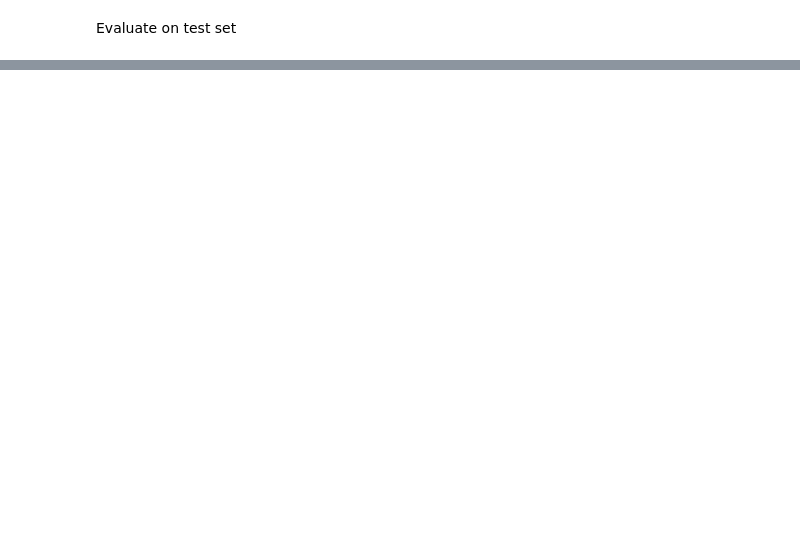
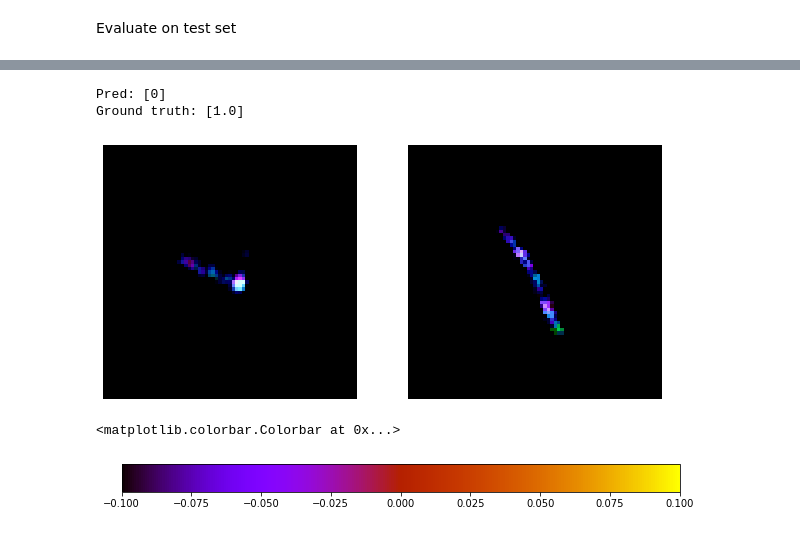
Before and after one commit to ThomBors/SiameseNetwork-for-satellite-images, a Jupyter notebook: siamese_network_project.ipynb, the cells around one changed output, grey strips where cells are left out. Cells and saved outputs as stored; diff of their text form; code cells hidden in the pictures; blank space fills up the shorter version.

Commit message:
patch cam+some trial

```diff
--- a/siamese_network_project.ipynb
+++ b/siamese_network_project.ipynb
@@ -216,7 +210,7 @@ Train data
 image_list_train = np.split(X_train[X_train_index],len(X_train_index))
 label_list_train = np.split(Y_train[y_train_index],len(y_train_index))
 left_dat,right_dat,targets = crate_Pairs_data(image_list = image_list_train,label_list=label_list_train,pairs=5)
-train_dataset = CustomImageDataset(left_list=left_dat,right_list=right_dat,targets=targets,transform=None)
+train_dataset = CustomImageDataset(left_list=left_dat,right_list=right_dat,targets=targets,transform=transform)
 # %%
 
 def plot_image_pair(num_img):
@@ -468,0 +459,45 @@ result
+# %%
+def extract_patch_cam(net, img_l,img_r, patch_width, patch_height):
+    assert not img_l.shape[-2] % patch_height and not img_l.shape[-1] % patch_width
+    with torch.no_grad():
+        pred = net(img_l,img_r).max(1)[1].item()
+        num_patches_x = img_l.shape[-2] // patch_height
+        num_patches_y = img_l.shape[-1] // patch_width
+        ret = torch.zeros(1, num_patches_y, num_patches_x)
+        for i in range(num_patches_y):
+            for j in range(num_patches_x):
+                tmp_imgL = img_l.clone()
+                tmp_imgR = img_r.clone()
+                tmp_imgL[:, :, i * patch_height:(i+1) * patch_height, j * patch_width:(j+1) * patch_width] = 0
+                tmp_imgR[:, :, i * patch_height:(i+1) * patch_height, j * patch_width:(j+1) * patch_width] = 0
+                ret[:, i, j] = torch.softmax(net(tmp_imgL,tmp_imgR), dim=1)[0, pred].item()
+    ret = 1 - ret
+    return ret, pred
+# %%
+classes = ('iceberg','ship')
+
+idx = 0
+patch_width = 5
+patch_height = 5
+
+upsample_layer_cpu = torch.nn.Upsample(size=(75, 75), mode='bilinear', align_corners=True).cuda()
+data = next(iter(test_dataset_loader))
+example_l = upsample_layer_cpu(data[0][idx:idx+1]).cuda()
+example_r = upsample_layer_cpu(data[1][idx:idx+1]).cuda()
+label = data[2][idx:idx+1].item()
+heatmap, pred = extract_patch_cam(net, img_l=example_l,img_r=example_r, patch_width=patch_width, patch_height=patch_height)
+print(f"Pred: {[pred]}")
+print(f"Ground truth: {[label]}")
+
+fig, axes = plt.subplots(1, 2, figsize=(10, 10))
+for i in range(2): axes[i].axis("off")
+axes[0].imshow(example_l.cpu()[0].permute(1, 2, 0))
+axes[1].imshow(example_r.cpu()[0].permute(1, 2, 0))
+#axes[2].imshow(upsample_layer_cpu(heatmap.unsqueeze(0))[0, 0], cmap='gnuplot')
+plt.show()
+
+plt.figure(figsize=(10, 10))
+plt.imshow(upsample_layer_cpu(heatmap.unsqueeze(0))[0, 0], cmap='gnuplot')
+plt.gca().set_visible(False)
+plt.colorbar(orientation="horizontal")
+# %% [output]
@@ -468,0 +506,5 @@ result
+Pred: [0]
+Ground truth: [1.0]
+[figure, added]
+<matplotlib.colorbar.Colorbar at 0x...>
+[figure, added]
```
Also changed, not shown: parts of 17 cells of this notebook.
